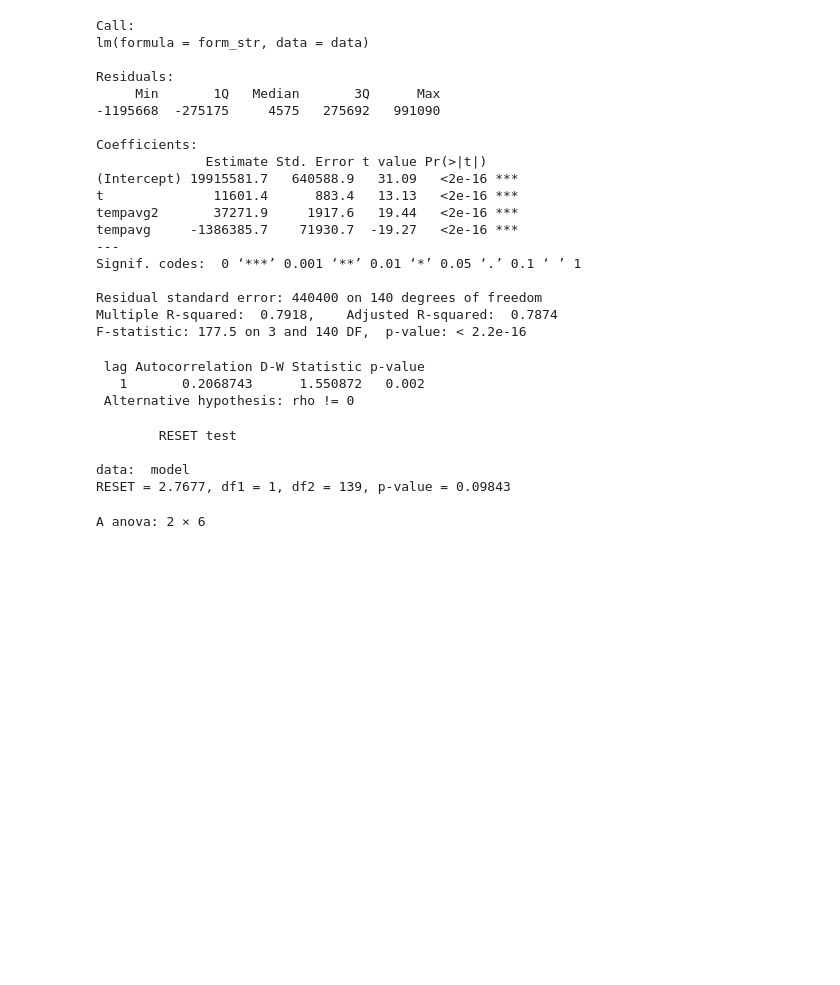
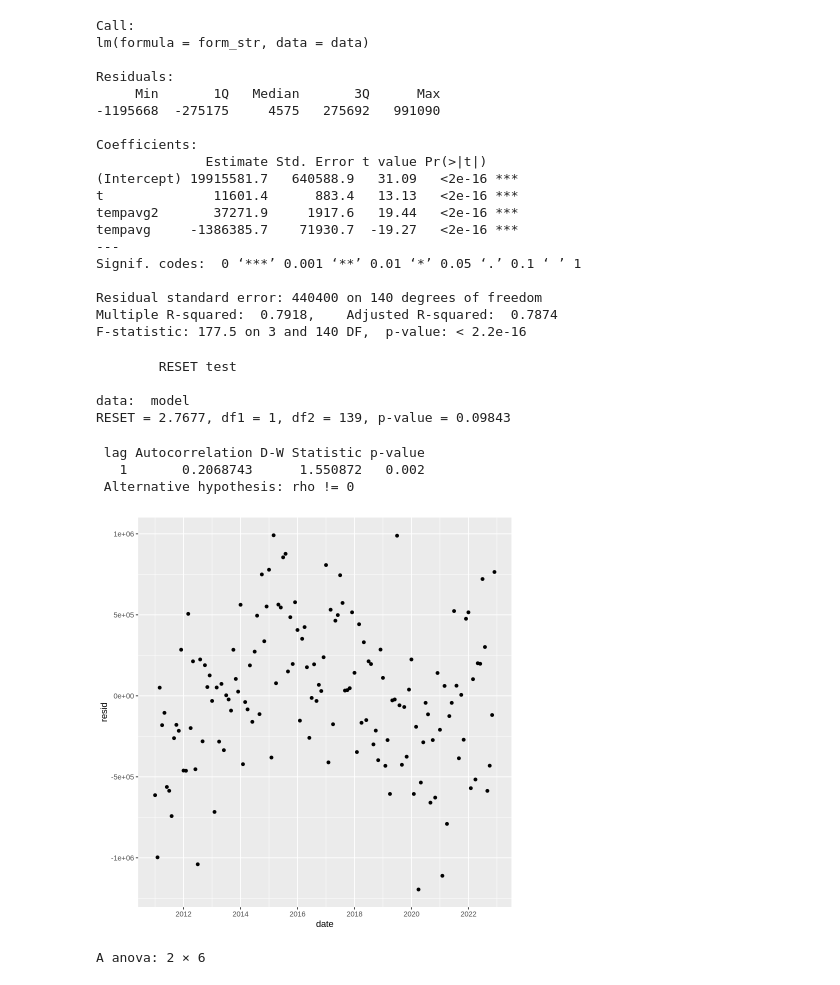
Before and after one commit to jpoletti/elec-demand-arg, a Jupyter notebook: ESP.ipynb, the cells around one changed output. Saved outputs shown, nothing was run; the diff lists cells and outputs as text; code cells hidden in the pictures; blank space fills up the shorter version.

```diff
--- a/ESP.ipynb
+++ b/ESP.ipynb
@@ -235,17 +255,18 @@ Signif. codes:  0 ‘***’ 0.001 ‘**’ 0.01 ‘*’ 0.05 ‘.’ 0.1 ‘ ’
 Residual standard error: 440400 on 140 degrees of freedom
 Multiple R-squared:  0.7918,    Adjusted R-squared:  0.7874
 F-statistic: 177.5 on 3 and 140 DF,  p-value: < 2.2e-16
-# %%
-autocorr_test(model)
-reset_test(model)
-# %% [output]
- lag Autocorrelation D-W Statistic p-value
-   1       0.2068743      1.550872   0.002
- Alternative hypothesis: rho != 0
-        RESET test
-
-data:  model
-RESET = 2.7677, df1 = 1, df2 = 139, p-value = 0.09843
+# %%
+reset_test(model)
+autocorr_test(model, data)
+# %% [output]
+        RESET test
+
+data:  model
+RESET = 2.7677, df1 = 1, df2 = 139, p-value = 0.09843
+ lag Autocorrelation D-W Statistic p-value
+   1       0.2068743      1.550872   0.002
+ Alternative hypothesis: rho != 0
+[figure, added]
 # %%
 hyp_test(model, predictors)
 # %% [output]
```
Also changed, not shown: parts of 14 cells of this notebook.
